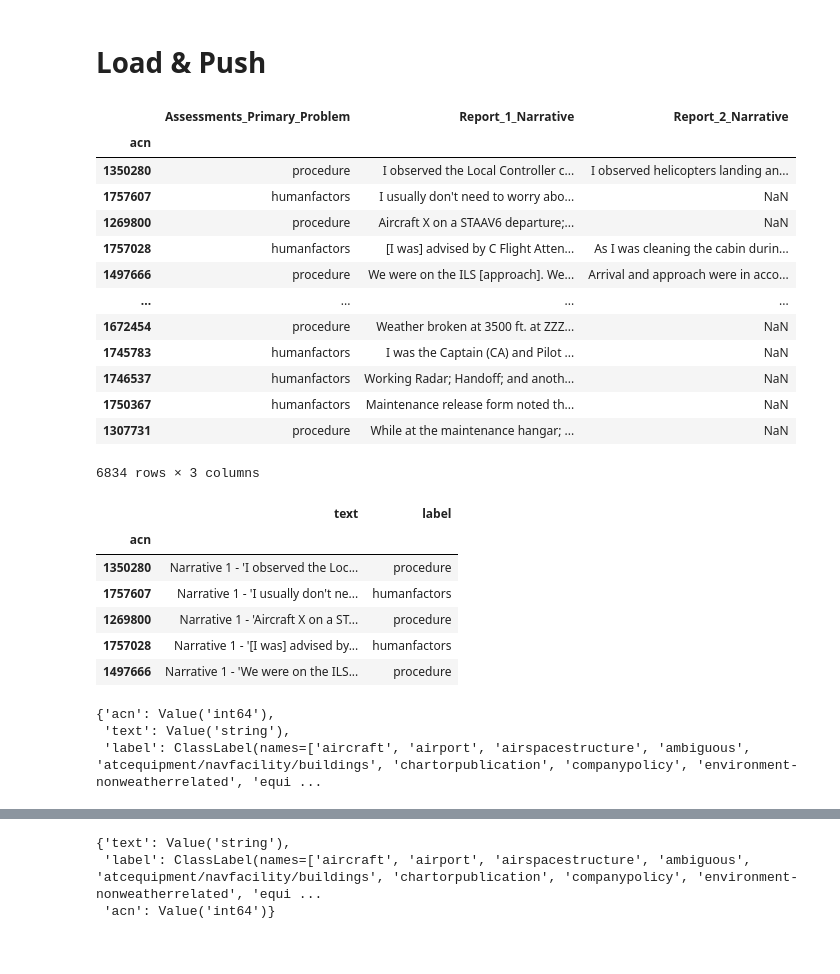
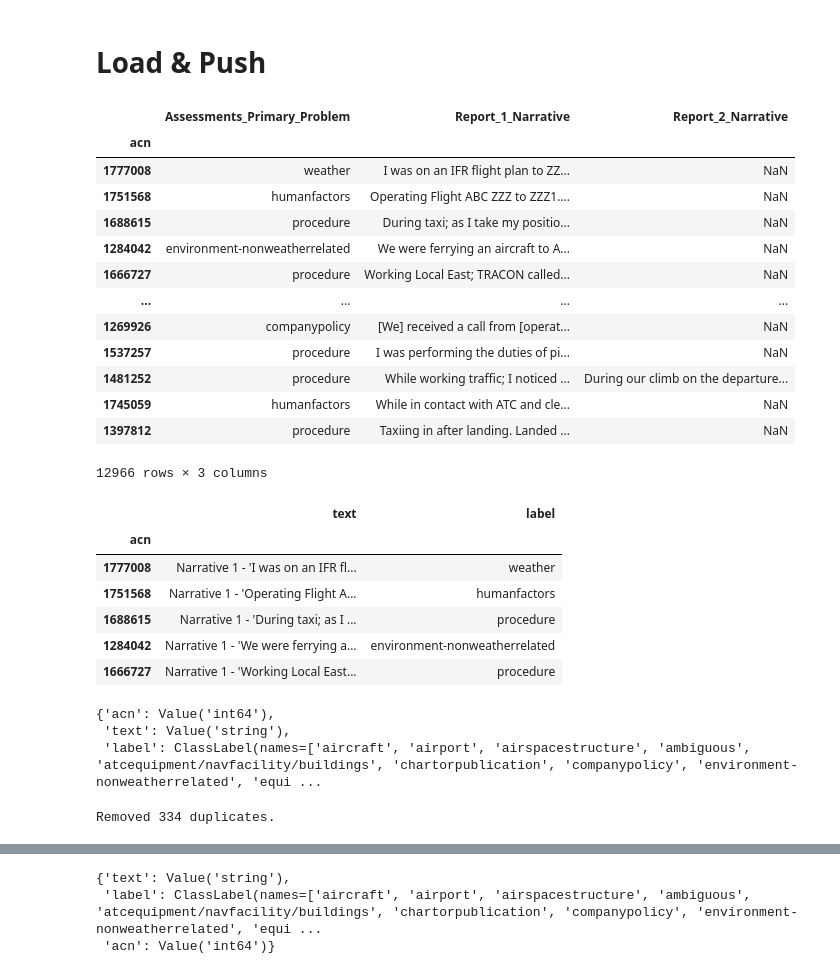
Before and after one commit to sookiemonster/asrs-problem-factor-analysis, a Jupyter notebook: data-processing/ASRS_Dataset_Rebalance.ipynb, the cells around one changed output, grey strips where cells are left out. Cells and saved outputs as stored; diff of their text form; code cells hidden in the pictures.

```diff
--- a/data-processing/ASRS_Dataset_Rebalance.ipynb
+++ b/data-processing/ASRS_Dataset_Rebalance.ipynb
@@ -25,25 +25,25 @@ train_ds = datasets.load_dataset("sookiemonster/asrs-narratives", split="train")
 valid_ds = datasets.load_dataset("sookiemonster/asrs-narratives", split="validation")
 test_ds = datasets.load_dataset("sookiemonster/asrs-narratives", split="test")
 # %%
-rebalance_file = "rebalance_procedure_human_factor.csv"
+rebalance_file = "rebalance_all.csv"
 df = pd.read_csv(rebalance_file, index_col=0)
 df = df.sample(random_state=42, frac=1.0)
 df
 # %% [output]
 |  | Assessments_Primary_Problem | Report_1_Narrative | Report_2_Narrative |
 | acn |  |  |  |
-| 1350280 | procedure | I observed the Local Controller c... | I observed helicopters landing an... |
-| 1757607 | humanfactors | I usually don't need to worry abo... | NaN |
-| 1269800 | procedure | Aircraft X on a STAAV6 departure;... | NaN |
-| 1757028 | humanfactors | [I was] advised by C Flight Atten... | As I was cleaning the cabin durin... |
-| 1497666 | procedure | We were on the ILS [approach]. We... | Arrival and approach were in acco... |
+| 1777008 | weather | I was on an IFR flight plan to ZZ... | NaN |
+| 1751568 | humanfactors | Operating Flight ABC ZZZ to ZZZ1.... | NaN |
+| 1688615 | procedure | During taxi; as I take my positio... | NaN |
+| 1284042 | environment-nonweatherrelated | We were ferrying an aircraft to A... | NaN |
+| 1666727 | procedure | Working Local East; TRACON called... | NaN |
 | ... | ... | ... | ... |
-| 1672454 | procedure | Weather broken at 3500 ft. at ZZZ... | NaN |
-| 1745783 | humanfactors | I was the Captain (CA) and Pilot ... | NaN |
-| 1746537 | humanfactors | Working Radar; Handoff; and anoth... | NaN |
-| 1750367 | humanfactors | Maintenance release form noted th... | NaN |
-| 1307731 | procedure | While at the maintenance hangar; ... | NaN |
+| 1269926 | companypolicy | [We] received a call from [operat... | NaN |
+| 1537257 | procedure | I was performing the duties of pi... | NaN |
+| 1481252 | procedure | While working traffic; I noticed ... | During our climb on the departure... |
+| 1745059 | humanfactors | While in contact with ATC and cle... | NaN |
+| 1397812 | procedure | Taxiing in after landing. Landed ... | NaN |
-6834 rows × 3 columns
+12966 rows × 3 columns
 # %%
 def parse_narrative_list(narratives:list[str]):
   return "\n".join([f"Narrative {idx+1} - '{narratives[idx]}'" for idx in range(len(narratives)) if pd.notna(narratives[idx])])
@@ -63,14 +63,20 @@ augment_df.head()
 # %% [output]
 |  | text | label |
 | acn |  |  |
-| 1350280 | Narrative 1 - 'I observed the Loc... | procedure |
-| 1757607 | Narrative 1 - 'I usually don't ne... | humanfactors |
-| 1269800 | Narrative 1 - 'Aircraft X on a ST... | procedure |
-| 1757028 | Narrative 1 - '[I was] advised by... | humanfactors |
-| 1497666 | Narrative 1 - 'We were on the ILS... | procedure |
+| 1777008 | Narrative 1 - 'I was on an IFR fl... | weather |
+| 1751568 | Narrative 1 - 'Operating Flight A... | humanfactors |
+| 1688615 | Narrative 1 - 'During taxi; as I ... | procedure |
+| 1284042 | Narrative 1 - 'We were ferrying a... | environment-nonweatherrelated |
+| 1666727 | Narrative 1 - 'Working Local East... | procedure |
 # %%
 train_ds.features
 # %% [output]
 {'acn': Value('int64'),
  'text': Value('string'),
  'label': ClassLabel(names=['aircraft', 'airport', 'airspacestructure', 'ambiguous', 'atcequipment/navfacility/buildings', 'chartorpublication', 'companypolicy', 'environment-nonweatherrelated', 'equi ...
+# %%
+existing_acns = set(train_ds['acn']) | set(valid_ds['acn']) | set(test_ds['acn'])
+filtered = augment_df[~augment_df.index.isin(existing_acns)]
+print(f"Removed {len(augment_df) - len(filtered)} duplicates.")
+# %% [output]
+Removed 334 duplicates.
```
Also changed, not shown: parts of 5 cells of this notebook.
